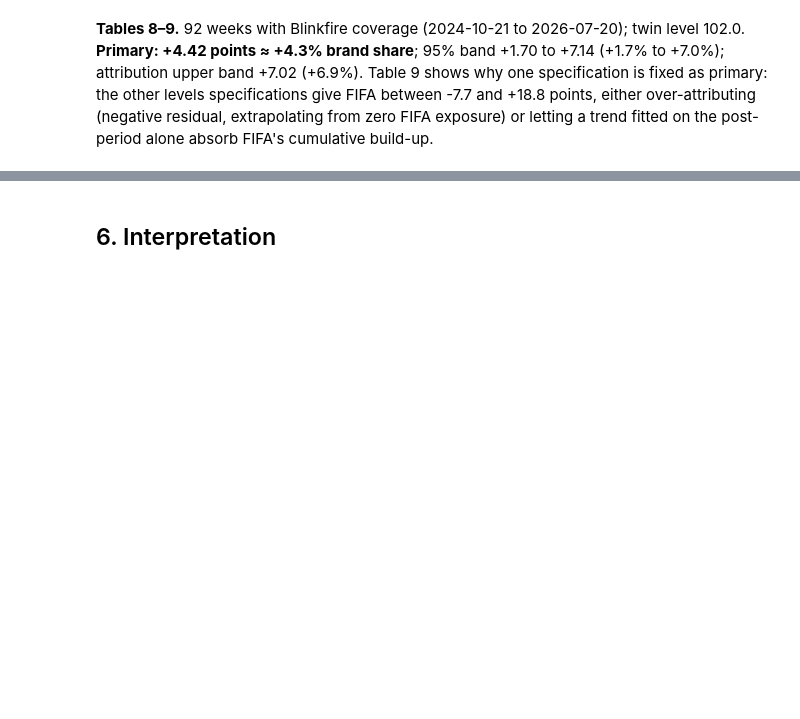
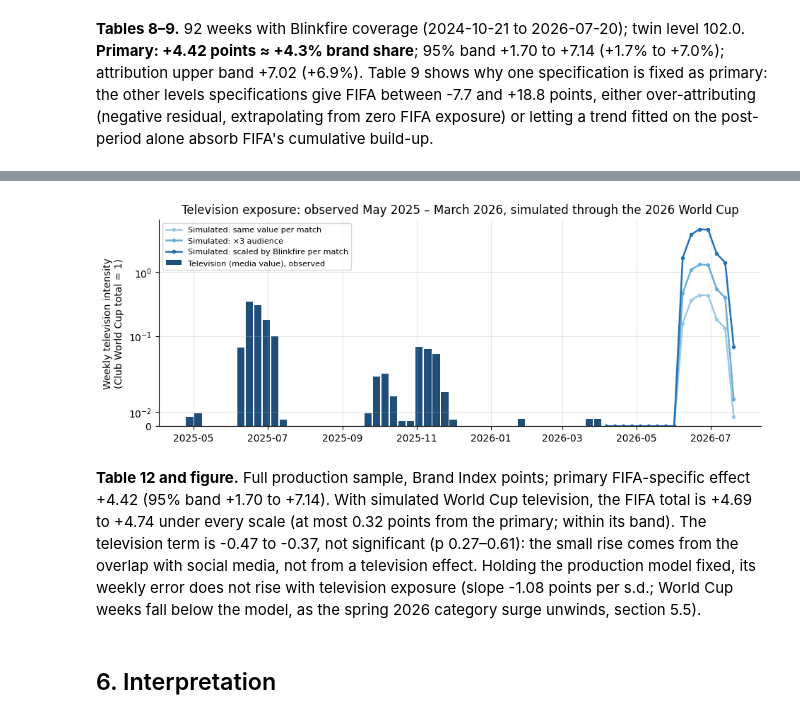
Before and after one commit to federicomeschini/SponsorshipIntelligence_Lenovo, a Jupyter notebook: reports/methods_annex/10_total_sponsorship_effect.ipynb, the cells around one changed output, grey strips where cells are left out. Saved outputs shown, nothing was run; the diff lists cells and outputs as text; code cells hidden in the pictures; blank space fills up the shorter version.

```diff
--- a/reports/methods_annex/10_total_sponsorship_effect.ipynb
+++ b/reports/methods_annex/10_total_sponsorship_effect.ipynb
@@ -508,0 +528,20 @@ or letting a trend fitted on the post-period alone absorb FIFA's cumulative buil
+# %%
+TV = json.loads(Path(E + "tv_exposure_check_v1/tv_exposure_check_manifest.json").read_text())
+cal_ = pd.DataFrame(TV["calibration"]["weekly"])
+display(cal_.rename(columns={"week": "Week", "group": "Group matches", "knockout": "Knockout", "late": "Semi-final / final",
+                             "observed_share": "Observed media value (share)", "fitted_share": "Fitted (share)"})
+        .style.format({"Observed media value (share)": "{:.3f}", "Fitted (share)": "{:.3f}"}).hide(axis="index"))
+v = TV["calibration"]["value_per_match_relative_to_group"]
+md(f"**Table 10.** Calibration on the {TV['calibration']['competition']} ({TV['calibration']['matches']} matches); shares of its total media value. "
+   f"Value per match relative to a group match: knockout {v['knockout']:.2f}×, semi-final/final {v['late']:.2f}×; weekly fit correlation {TV['calibration']['fit_weekly_correlation']:.2f}; "
+   f"{TV['calibration']['tail_share_week_after_final']:.0%} of the final week carries into the week after. Source: {TV['calibration']['source']}.")
+ow = TV["observed_window"]
+ov = TV["overlap"]
+display(pd.DataFrame([
+    ("Social media only (production measure)", ow["social_only"]["fifa_total"], ow["social_only"]["social_part"], None, None, ow["social_only"]["not_attributed"]),
+    ("Social media + television", ow["social_and_tv"]["fifa_total"], ow["social_and_tv"]["social_part"], ow["social_and_tv"]["tv_part"], ow["social_and_tv"]["p_tv"], ow["social_and_tv"]["not_attributed"]),
+    ("Television only", ow["tv_only"]["fifa_total"], None, ow["tv_only"]["tv_part"], ow["tv_only"]["p_tv"], ow["tv_only"]["not_attributed"]),
+], columns=["Exposure measure", "FIFA total", "Social media part", "Television part", "p (television)", "Not attributed"])
+  .style.format({c: "{:+.2f}" for c in ["FIFA total", "Social media part", "Television part", "Not attributed"]} | {"p (television)": "{:.3f}"}, na_rep="—").hide(axis="index"))
+md(f"**Table 11.** Observed window: weeks to {ow['to']} ({ow['social_only']['post_weeks']} post-announcement weeks), Brand Index points. On the {ov['weeks']} weeks both series cover, "
+   f"television and social media correlate at {ov['corr_tv_vs_social_weekly']:.2f} week by week; television correlates with the gap at {ov['corr_tv_vs_gap']:.2f}, social media at {ov['corr_social_vs_gap']:.2f}.")
@@ -508,0 +561,29 @@ or letting a trend fitted on the post-period alone absorb FIFA's cumulative buil
+# %%
+sc = pd.DataFrame(TV["scenarios"])
+display(sc[["label", "world_cup_vs_club_world_cup", "fifa_total_with_tv", "social_part", "tv_part", "p_tv", "fifa_total_tv_only", "change_vs_primary"]]
+        .rename(columns={"label": "World Cup television scenario", "world_cup_vs_club_world_cup": "World Cup / Club World Cup",
+                         "fifa_total_with_tv": "FIFA total", "social_part": "Social media part", "tv_part": "Television part",
+                         "p_tv": "p (television)", "fifa_total_tv_only": "Television only", "change_vs_primary": "Change vs primary"})
+        .style.format({"World Cup / Club World Cup": "{:.1f}×", "FIFA total": "{:+.2f}", "Social media part": "{:+.2f}", "Television part": "{:+.2f}",
+                       "p (television)": "{:.2f}", "Television only": "{:+.2f}", "Change vs primary": "{:+.2f}"}).hide(axis="index"))
+tw = pd.read_parquet(E + "tv_exposure_check_v1/tv_exposure_weekly_relative.parquet"); tw["week"] = pd.to_datetime(tw["week"])
+fig, ax = plt.subplots(figsize=(11, 3.8))
+obs = tw[tw["tv_source"].eq("observed")]
+ax.bar(obs["week"], obs["same_per_match"], width=6, color="#1f4e79", label="Television (media value), observed")
+sim = tw[tw["tv_source"].eq("simulated")]
+for col_, c_, lab in [("same_per_match", "#9ecae1", "Simulated: same value per match"), ("audience_x3", "#6baed6", "Simulated: ×3 audience"),
+                      ("blinkfire_per_match", "#2171b5", "Simulated: scaled by Blinkfire per match")]:
+    ax.plot(sim["week"], sim[col_], color=c_, lw=1.8, marker="o", ms=3, label=lab)
+ax.set_yscale("symlog", linthresh=0.05)
+ax.set_ylabel("Weekly television intensity\n(Club World Cup total = 1)")
+ax.set_title("Television exposure: observed May 2025 – March 2026, simulated through the 2026 World Cup")
+ax.legend(fontsize=8, loc="upper left"); plt.show()
+s_ = TV["summary"]
+md(f"""**Table 12 and figure.** Full production sample, Brand Index points; primary FIFA-specific effect {TV['primary_fifa_specific_index_points']:+.2f}
+(95% band {TV['primary_band_95_index_points'][0]:+.2f} to {TV['primary_band_95_index_points'][1]:+.2f}). With simulated World Cup television, the FIFA total is
+{s_['fifa_total_with_tv_range'][0]:+.2f} to {s_['fifa_total_with_tv_range'][1]:+.2f} under every scale (at most {s_['max_change_vs_primary_index_points']:.2f} points from the primary;
+{'within' if s_['within_primary_band'] else 'outside'} its band). The television term is {s_['tv_part_range'][0]:+.2f} to {s_['tv_part_range'][1]:+.2f}, not significant
+(p {s_['tv_p_range'][0]:.2f}–{s_['tv_p_range'][1]:.2f}): the small rise comes from the overlap with social media, not from a television effect.
+Holding the production model fixed, its weekly error does not rise with television exposure (slope {sc['model_error_slope_per_sd'].mean():+.2f} points per s.d.; World Cup weeks fall below the model,
+as the spring 2026 category surge unwinds, section 5.5).""")
+# %% [output]
@@ -509,3 +595,11 @@ or letting a trend fitted on the post-period alone absorb FIFA's cumulative buil
+[figure, added]
+**Table 12 and figure.** Full production sample, Brand Index points; primary FIFA-specific effect +4.42
+(95% band +1.70 to +7.14). With simulated World Cup television, the FIFA total is
++4.69 to +4.74 under every scale (at most 0.32 points from the primary;
+within its band). The television term is -0.47 to -0.37, not significant
+(p 0.27–0.61): the small rise comes from the overlap with social media, not from a television effect.
+Holding the production model fixed, its weekly error does not rise with television exposure (slope -1.08 points per s.d.; World Cup weeks fall below the model,
+as the spring 2026 category surge unwinds, section 5.5).
 # %% [markdown]
 ## 6. Interpretation
 # %%
```
Also changed, not shown: parts of 7 cells of this notebook, 16 other files.
